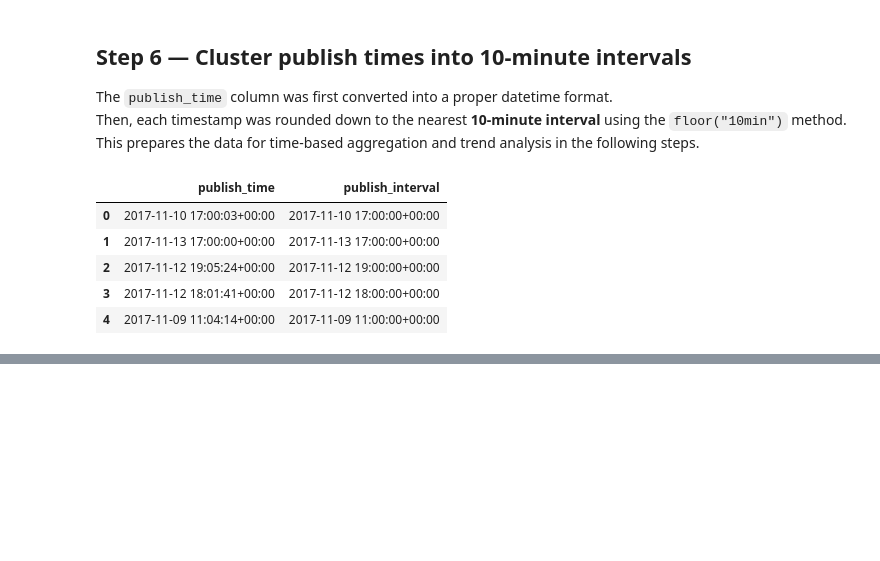
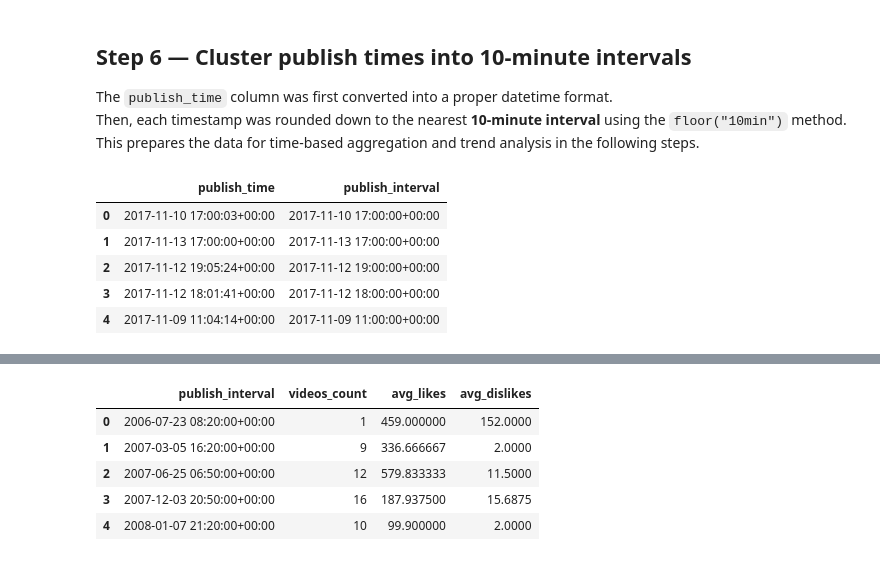
Before and after one commit to aminsaberi52/yt-trending-project-2025, a Jupyter notebook: yt-trending-project-2025.ipynb, the cells around one changed output, grey strips where cells are left out. Cells and saved outputs as stored; diff of their text form; code cells hidden in the pictures; blank space fills up the shorter version.

```diff
--- a/yt-trending-project-2025.ipynb
+++ b/yt-trending-project-2025.ipynb
@@ -285,0 +314,21 @@ all_videos[["publish_time", "publish_interval"]].head()
+# %%
+# Part 7 - Statistics per 10-minute publish interval
+
+interval_stats = (
+    all_videos.groupby("publish_interval")
+    .agg(
+        videos_count=("video_id", "count"),
+        avg_likes=("likes", "mean"),
+        avg_dislikes=("dislikes", "mean")
+    )
+    .reset_index()
+)
+
+interval_stats.head()
+# %% [output]
+|  | publish_interval | videos_count | avg_likes | avg_dislikes |
+| 0 | 2006-07-23 08:20:00+00:00 | 1 | 459.000000 | 152.0000 |
+| 1 | 2007-03-05 16:20:00+00:00 | 9 | 336.666667 | 2.0000 |
+| 2 | 2007-06-25 06:50:00+00:00 | 12 | 579.833333 | 11.5000 |
+| 3 | 2007-12-03 20:50:00+00:00 | 16 | 187.937500 | 15.6875 |
+| 4 | 2008-01-07 21:20:00+00:00 | 10 | 99.900000 | 2.0000 |
```
Also changed, not shown: parts of 5 cells of this notebook.
